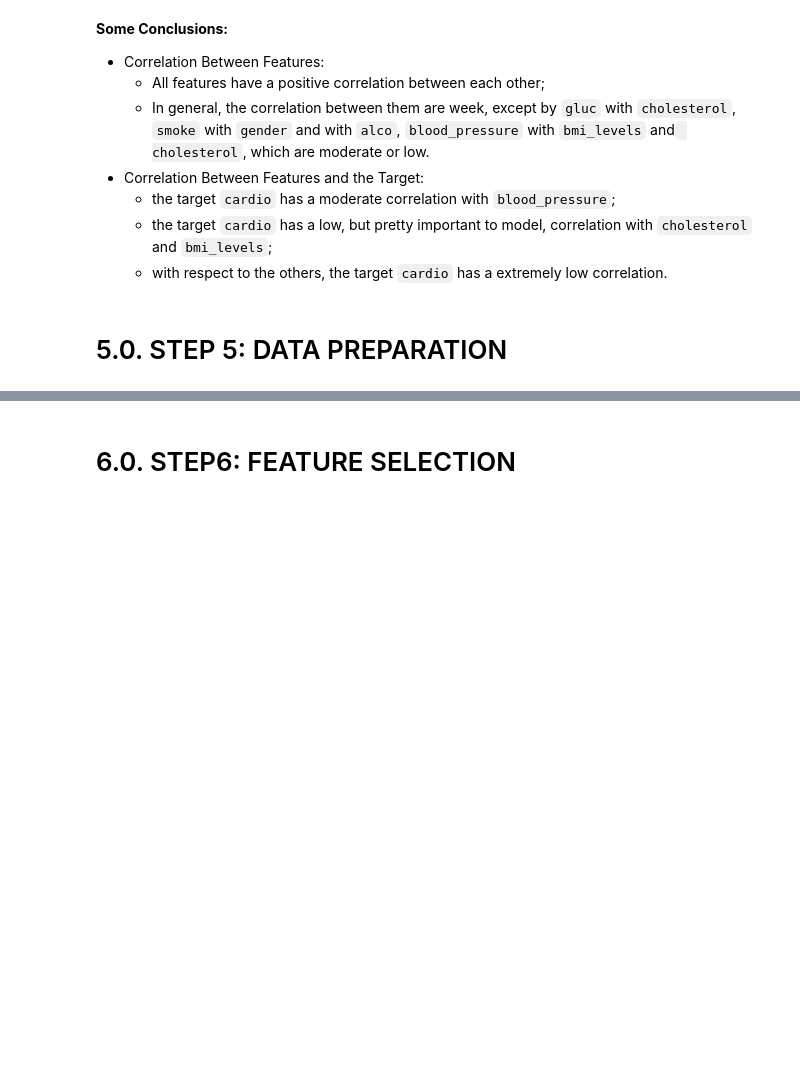
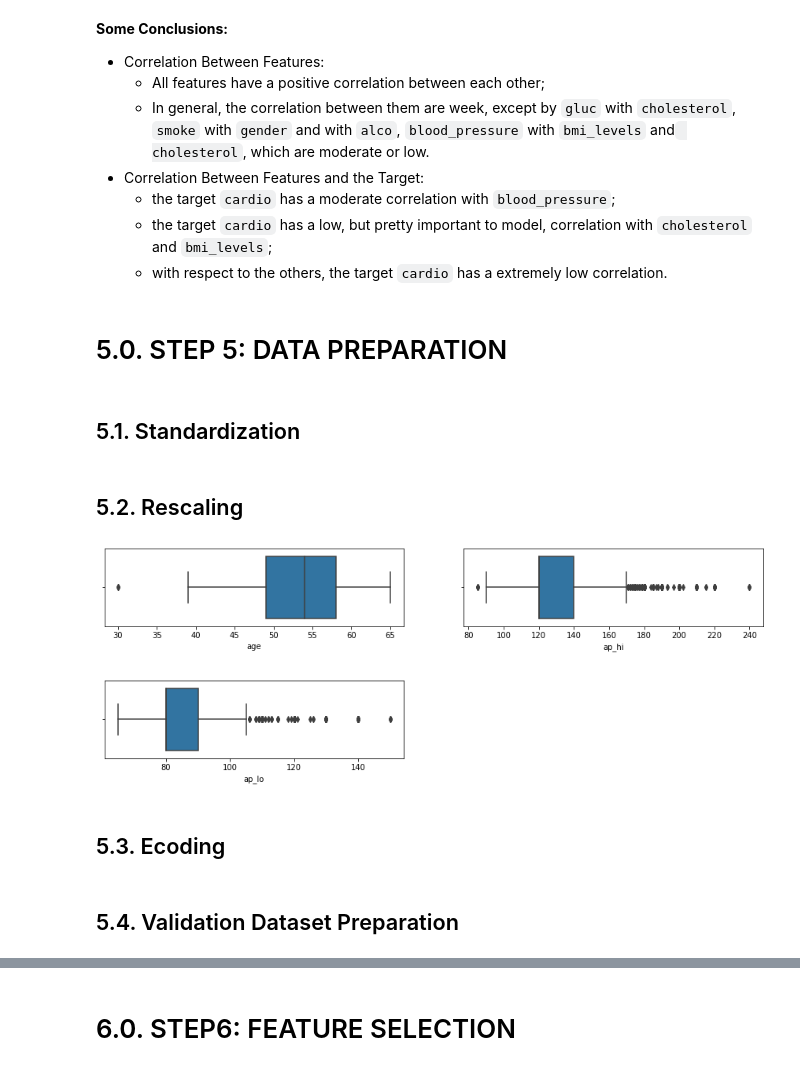
Before and after one commit to KattsonBastos/cardio_disease_detection, a Jupyter notebook: notebooks/1.0.kbs_cardio_diseases.ipynb, the cells around one changed output, grey strips where cells are left out. Drawn from its saved outputs; the diff is of its cells as text; code cells hidden in the pictures; blank space fills up the shorter version.

Commit message:
data preparation and feature selection

```diff
--- a/notebooks/1.0.kbs_cardio_diseases.ipynb
+++ b/notebooks/1.0.kbs_cardio_diseases.ipynb
@@ -826,0 +825,28 @@ sns.heatmap(cat_corr, cmap='Blues', mask = mask, annot=True);
+# %%
+df5 = pickle.load(open('../data/df2.pkl', 'rb'))
+# %%
+# dropping unnecessary column
+df5 = df5.drop('id', axis = 1)
+# %% [markdown]
+##  5.1. Standardization
+# %%
+ss_he = StandardScaler()
+ss_we = StandardScaler()
+ss_bmi = StandardScaler()
+
+df5['height'] = ss_he.fit_transform(df5[['height']].values)
+df5['weight'] = ss_we.fit_transform(df5[['weight']].values)
+df5['bmi'] = ss_bmi .fit_transform(df5[['bmi']].values)
+# %% [markdown]
+## 5.2. Rescaling
+# %%
+num_var = ['age','ap_hi','ap_lo']
+df5[num_var].columns.to_list()
+plt.figure(figsize=[15,8])
+for k, n in enumerate(df5[num_var].columns.to_list()):
+    plt.subplot(3,2,k+1)
+    sns.boxplot(df5[f'{n}'])
+    plt.subplots_adjust(hspace=0.7)
+    plt.subplots_adjust(wspace=0.2)
+# %% [output]
+[figure, added]
@@ -826,0 +861,2 @@ sns.heatmap(cat_corr, cmap='Blues', mask = mask, annot=True);
+# %% [markdown]
+## 5.3. Ecoding
@@ -826,0 +874,2 @@ sns.heatmap(cat_corr, cmap='Blues', mask = mask, annot=True);
+# %% [markdown]
+## 5.4. Validation Dataset Preparation
```
Also changed, not shown: parts of 34 cells of this notebook.
